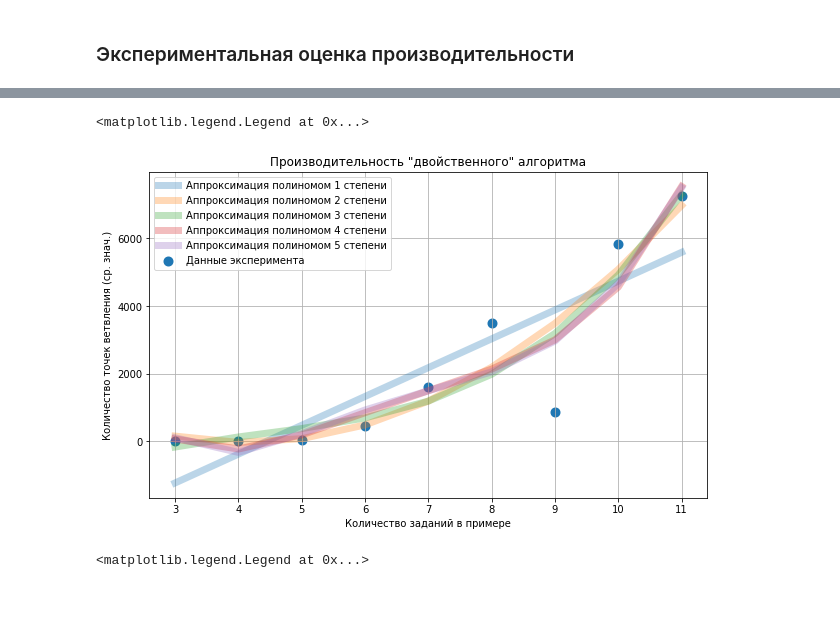
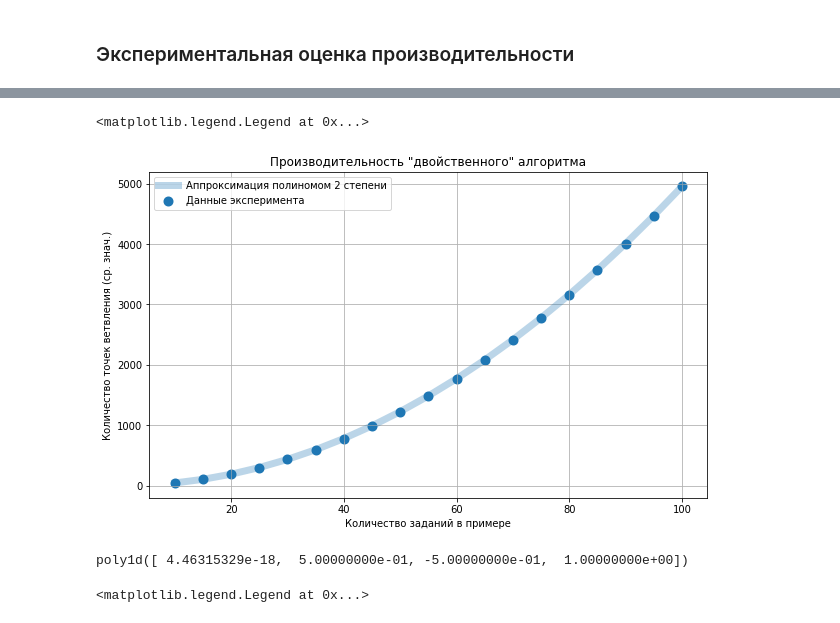
Before and after one commit to andtun/schedules, a Jupyter notebook: LMax.ipynb, the cells around one changed output, grey strips where cells are left out. Drawn from its saved outputs; the diff is of its cells as text; code cells hidden in the pictures.

```diff
--- a/LMax.ipynb
+++ b/LMax.ipynb
@@ -22,6 +18,6 @@ s = """23  972 1069
 # %%
 def parse_str(s):
-    s = np.array(s.split(), dtype=int)
+    s = np.array(s.replace(',', ' ').split(), dtype=int)
     s = s.reshape((len(s)//3, 3))
     return s
 # %%
@@ -345,15 +352,16 @@ print("\n", "-"*50, "\n Correct: %d%%\tIncorrect: %d%%" % (tc/(tc + fc)*100, fc/
+# %%
+results2 = json.load(open("results55nsew.json", 'r'))
 # %%
 results = dict()
-for n in range(3, 21):
+for n in range(10, 101, 5):
     results[n] = []
-    while len(results[n]) != 3:
+    for i in range(10):
         print('\r', len(results[n]), end='')
-        t = random.randint(0, 1000)
+        t = 0
         s = Schedule(n)
         result, count = main(s, t)
-        if count > n + 1:
-            results[n].append(count)
+        results[n].append(count)
     print(" --", n, "tasks")
 
-    json.dump(results, open('results5.json', 'w'))
+    json.dump(results, open('results77new.json', 'w'))
 # %% [output]
@@ -370,2 +410,20 @@ KeyboardInterrupt:
 # %% [markdown]
 ### Экспериментальная оценка производительности
+# %%
+x = []
+y = []
+#yf = []
+for k in results2.keys():
+    y.append(np.median(results2[k]))
+    x.append(k)
+    #yf.append(np.math.factorial(k))
+
+fig = plt.figure(figsize=(10, 6))
+ax = fig.add_subplot(111, title='Производительность "двойственного" алгоритма')
+ax.grid()
+ax.scatter(x, y, linewidth=4, label="Данные эксперимента")
+ax.set_xlabel("Количество заданий в примере")
+ax.set_ylabel("Количество точек ветвления (ср. знач.)")
+i = 1
+ax.plot(x, z[i](list(map(int, x))), label='Аппроксимация полиномом %s степени' % (i+1), linewidth=7, alpha=0.3)
+ax.legend()
@@ -372,22 +433,21 @@ KeyboardInterrupt:
 # %%
 x = []
 y = []
 yf = []
 for k in results.keys():
-    if True:
-        y.append(np.mean(results[k]))
-        x.append(k)
-        yf.append(np.math.factorial(k))
+    y.append(np.median(results[k]))
+    x.append(k)
+    yf.append(np.math.factorial(k))
 
 fig = plt.figure(figsize=(10, 6))
 ax = fig.add_subplot(111, title='Производительность "двойственного" алгоритма')
 ax.grid()
 ax.scatter(x, y, linewidth=4, label="Данные эксперимента")
 ax.set_xlabel("Количество заданий в примере")
 ax.set_ylabel("Количество точек ветвления (ср. знач.)")
-for i in range(5):
-    ax.plot(x, z[i](x), label='Аппроксимация полиномом %s степени' % (i+1), linewidth=7, alpha=0.3)
+i = 1
+ax.plot(x, z[1](x), label='Аппроксимация полиномом %s степени' % (i+1), linewidth=7, alpha=0.3)
 ax.legend()
 # %% [output]
 <matplotlib.legend.Legend at 0x...>
-[figure, old version]
+[figure, new version]
@@ -398,3 +465,7 @@ for i in range(1, 6):
+# %%
+z[2]
+# %% [output]
+poly1d([ 4.46315329e-18,  5.00000000e-01, -5.00000000e-01,  1.00000000e+00])
 # %%
 x = []
 y = []
```
Also changed, not shown: parts of 20 cells of this notebook, 1 other file.
